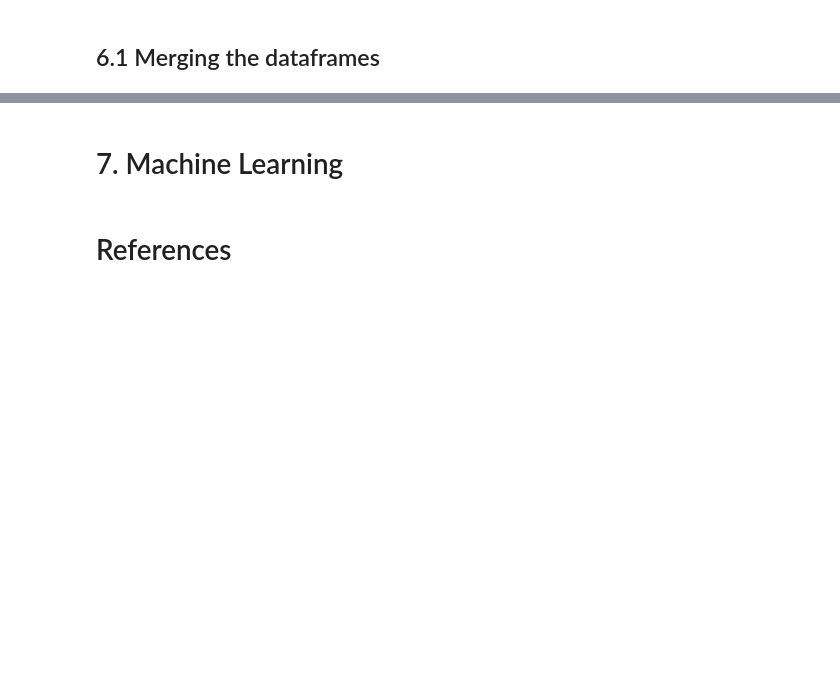
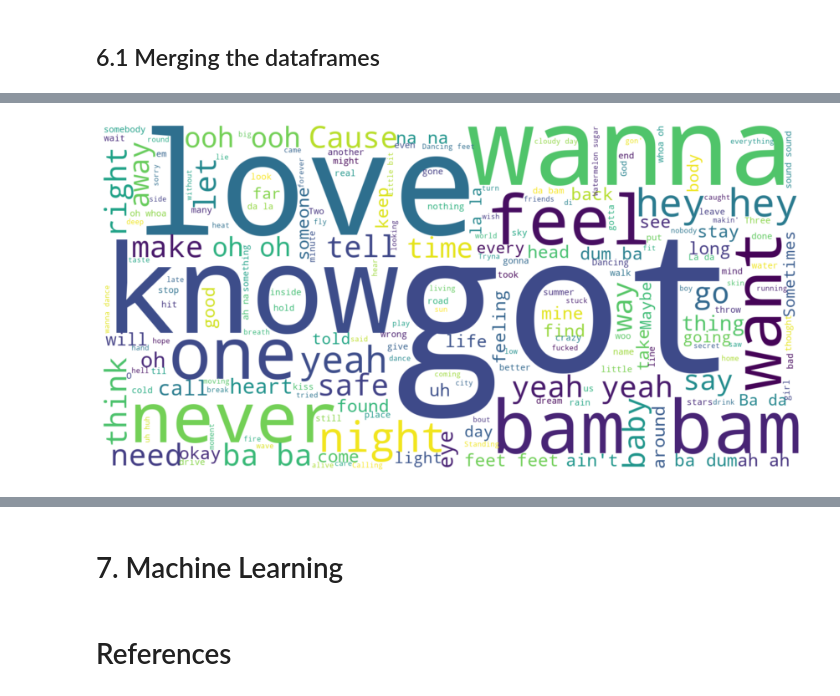
Before and after one commit to doratian99/MSIN0166-DE-Individual-Project, a Jupyter notebook: Data Collection/Notebook.ipynb, the cells around one changed output, grey strips where cells are left out. Cells and saved outputs as stored; diff of their text form; code cells hidden in the pictures; blank space fills up the shorter version.

```diff
--- a/Data Collection/Notebook.ipynb
+++ b/Data Collection/Notebook.ipynb
@@ -1260,0 +1367,17 @@ In this section, I will call some queries for some mock analytical questions to
+# %%
+# Creates a Python dictionary first
+combined_df = {'track_name': playlist_content_list,
+              'spotify_id': playlist_id_list,
+              'artist_name': playlist_artist_list,
+              'album': playlist_album_list,
+              'spotify_popularity': playlist_popularity_list,
+              'release_date': playlist_date_list,
+              'duration': playlist_duration_list,
+              'explicit_content': playlist_explicit_list,
+              'lyrics': playlist_lyrics_list,
+              'tweets': playlist_tweet_list
+             }
+
+# Creates a DataFrame from the dictionary
+combined_df = pd.DataFrame(combined_df)
+combined_df.head(5)
@@ -1260,0 +1391,6 @@ In this section, I will call some queries for some mock analytical questions to
+# %%
+# Joins the combined dataset with the YouTube columns
+
+combined_df = pd.merge(combined_df, youtube_df,
+                       on=['track_name', 'artist_name'], how='left')
+combined_df.head(5)
@@ -1260,0 +1439,17 @@ In this section, I will call some queries for some mock analytical questions to
+# %%
+combined_df['lyrics'] = combined_df['lyrics'].astype(str)
+lyrics_strings = " ".join(lyrics for lyrics in combined_df['lyrics'])
+# %%
+# Generates the Word Cloud
+wordcloud_lyrics = WordCloud(
+    scale = 4,
+    stopwords=stopwords,
+    background_color="white",
+).generate(lyrics_strings)
+
+plt.figure(figsize=(15,10))
+plt.imshow(wordcloud_lyrics, interpolation='bilinear')
+plt.axis("off")
+plt.show()
+# %% [output]
+[figure, added]
```
Also changed, not shown: parts of 31 cells of this notebook.
